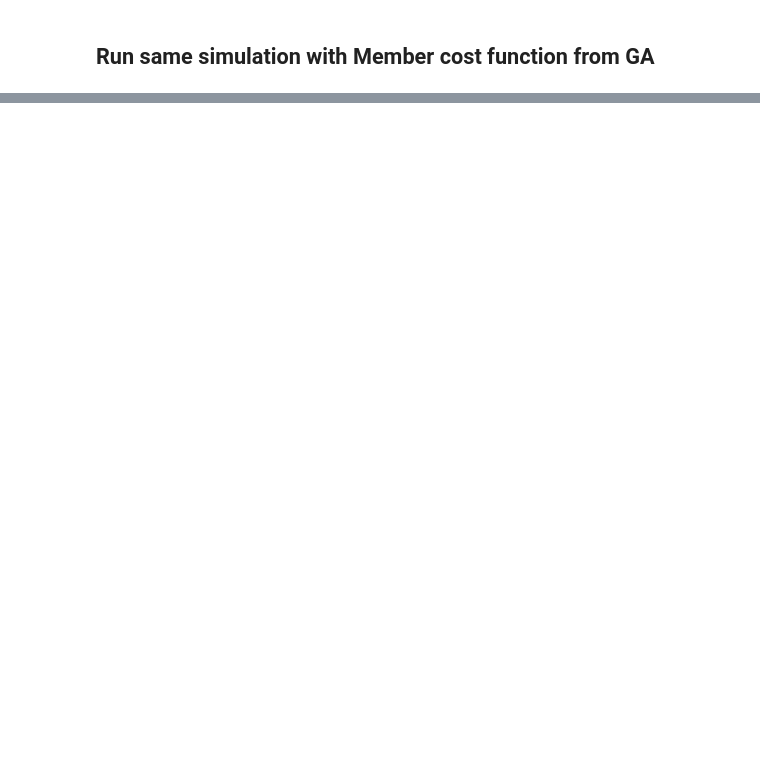
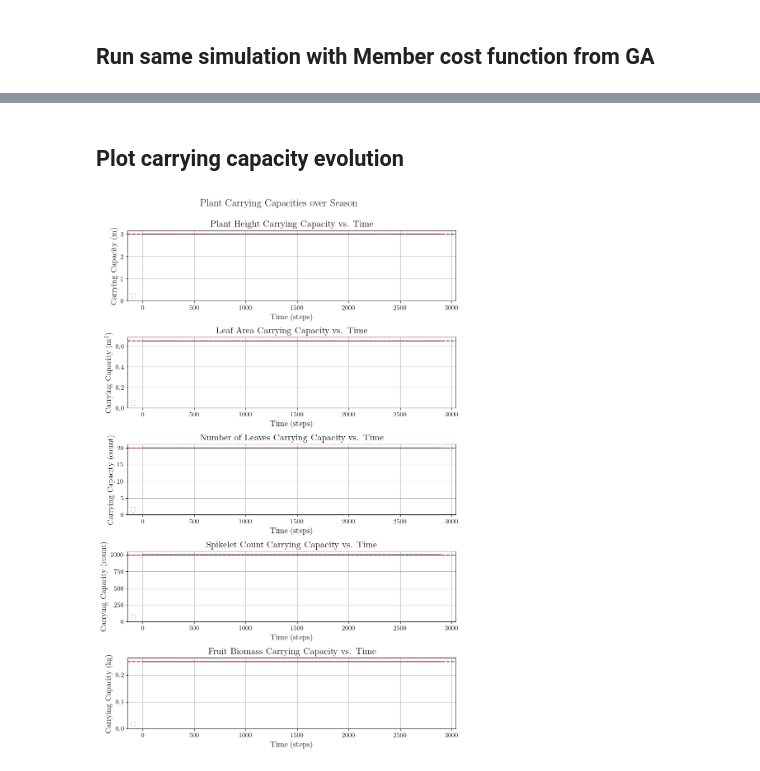
Before and after one commit to carlacupcake/smartfarm, a Jupyter notebook: src/smartfarm/examples/mpc/mpc_nonlinear.ipynb, the cells around one changed output, grey strips where cells are left out. Cells and saved outputs as stored; diff of their text form; code cells hidden in the pictures; blank space fills up the shorter version.

```diff
--- a/src/smartfarm/examples/mpc/mpc_nonlinear.ipynb
+++ b/src/smartfarm/examples/mpc/mpc_nonlinear.ipynb
@@ -460,0 +515,13 @@ plot_nutrient_factor_evolution(
+# %% [markdown]
+## Plot carrying capacity evolution
+# %%
+plot_carrying_capacity_evolution(
+        carrying_capacities,
+        [kh_hat],
+        [kA_hat],
+        [kN_hat],
+        [kc_hat],
+        [kP_hat]
+)
+# %% [output]
+[figure, added]
```
Also changed, not shown: parts of 21 cells of this notebook, 29 other files.
